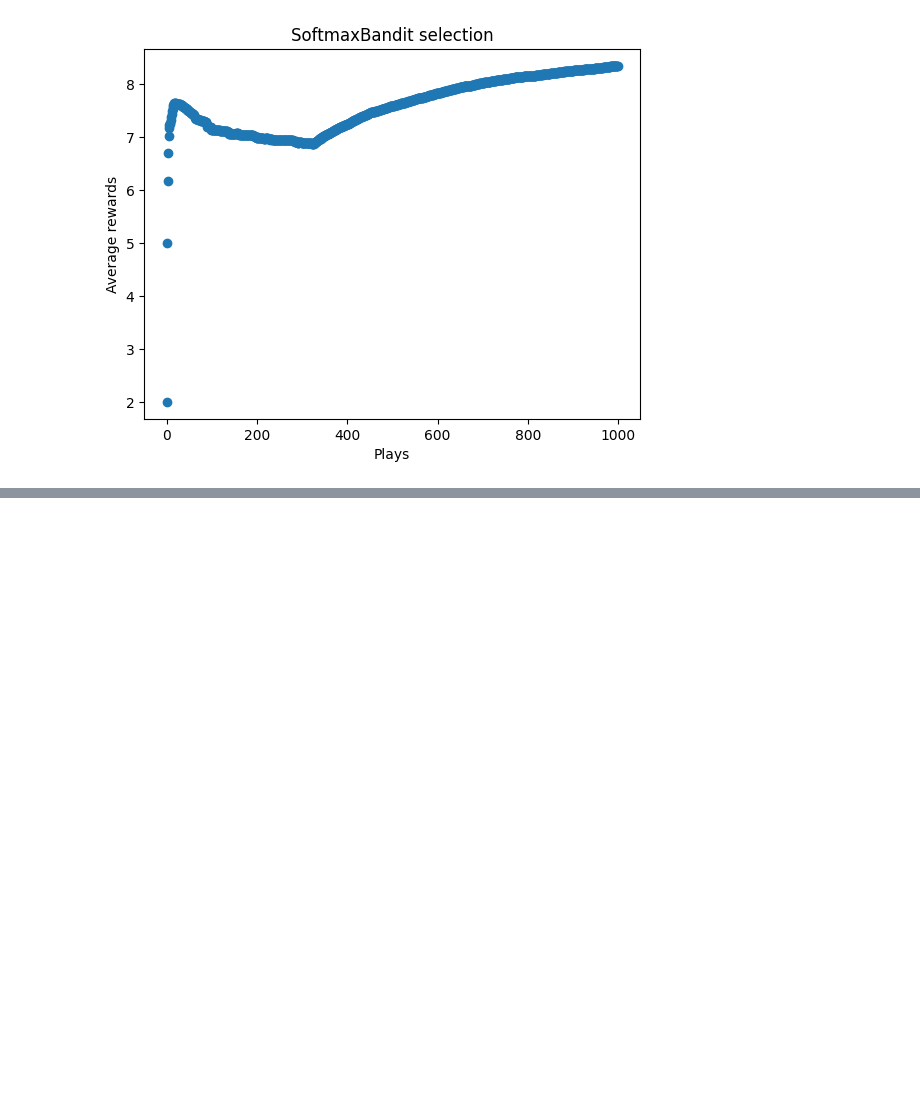
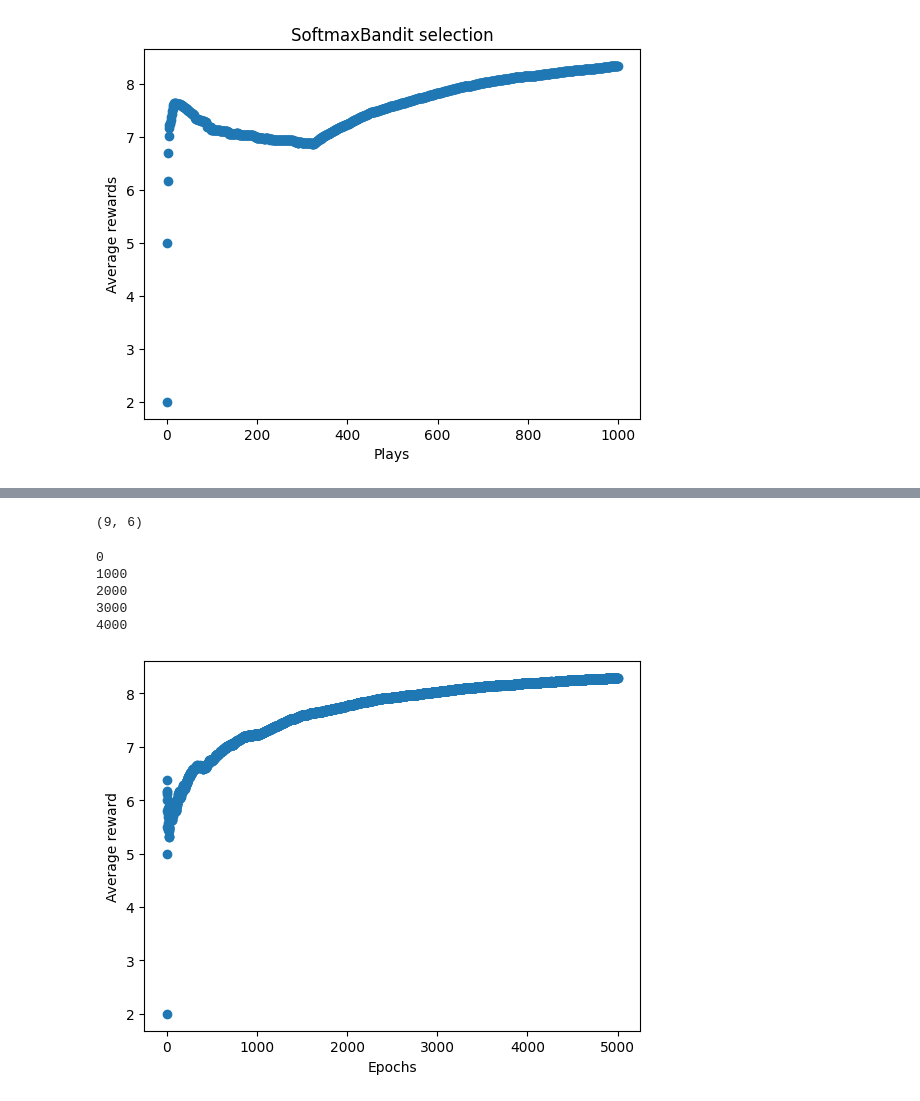
Before and after one commit to alextanhongpin/python-deep-reinforcement-learning-in-action, a Jupyter notebook: 02_markov_decision_process.ipynb, the cells around one changed output, grey strips where cells are left out. Drawn from its saved outputs; the diff is of its cells as text; code cells hidden in the pictures; blank space fills up the shorter version.

Commit message:
chore: add contextual bandit, update notes on torch operations

```diff
--- a/02_markov_decision_process.ipynb
+++ b/02_markov_decision_process.ipynb
@@ -164,0 +193,5 @@ ax.set_ylabel("Average rewards");
+# %%
+bandit = ContextualBandit(seed=42)
+bandit.pull(2), bandit.state
+# %% [output]
+(9, 6)
@@ -164,0 +211,51 @@ ax.set_ylabel("Average rewards");
+# %%
+epochs = 5000
+rewards = []
+
+env = ContextualBandit()
+
+for i in range(epochs):
+    if i % 1000 == 0:
+        print(i)
+    env.reset()
+
+    # One-hot encoding converts the tensor to Long, we need to convert it back to Float.
+    state = F.one_hot(torch.tensor(env.state), num_classes=n_arms).view(1, -1).float()
+    y_pred = model(state)
+
+    # Similar to np.random.choice(weights, p=probs)
+    action = torch.multinomial(softmax(y_pred), 1).item()
+
+    reward = env.pull(action)
+    rewards.append(reward)
+
+    y_test = y_pred.detach().clone()
+    y_test[0][action] = reward
+
+    # L0Los(tep)
+    loss = loss_fn(y_pred, y_test)
+    optimizer.zero_grad()
+    loss.backward()
+    optimizer.step()
+# %% [output]
+0
+1000
+2000
+3000
+4000
+# %%
+mean_rewards = [rewards.pop(0)]
+for reward in rewards:
+    last = mean_rewards[-1]
+    count = len(mean_rewards)
+    num = last * count + reward
+    den = count + 1
+    mean_reward = num / den
+    mean_rewards.append(mean_reward)
+# %%
+fig, ax = plt.subplots()
+ax.scatter(np.arange(len(mean_rewards)), mean_rewards)
+ax.set_ylabel("Average reward")
+ax.set_xlabel("Epochs");
+# %% [output]
+[figure, added]
```
Also changed, not shown: parts of 4 cells of this notebook, 5 other files.
